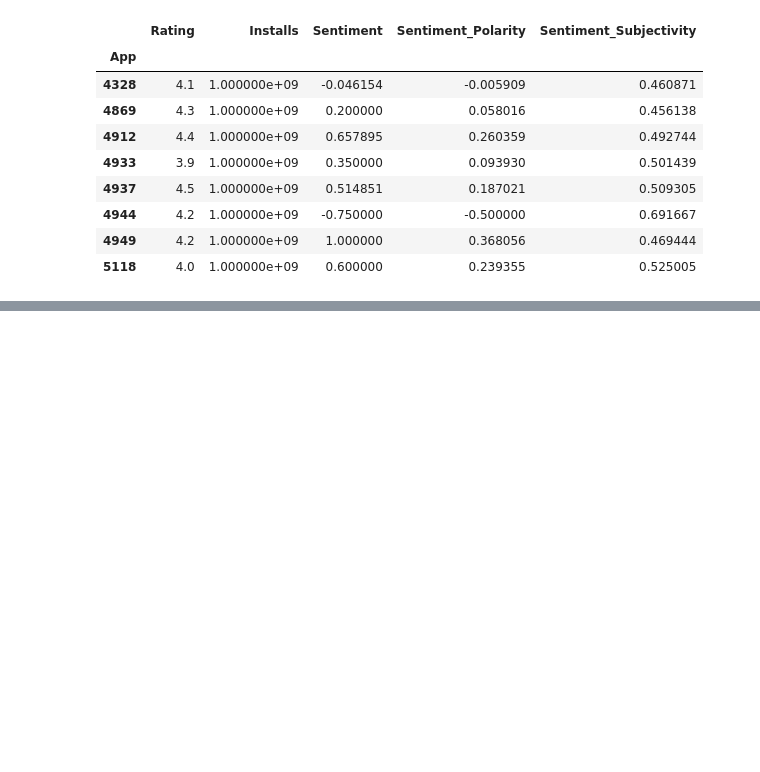
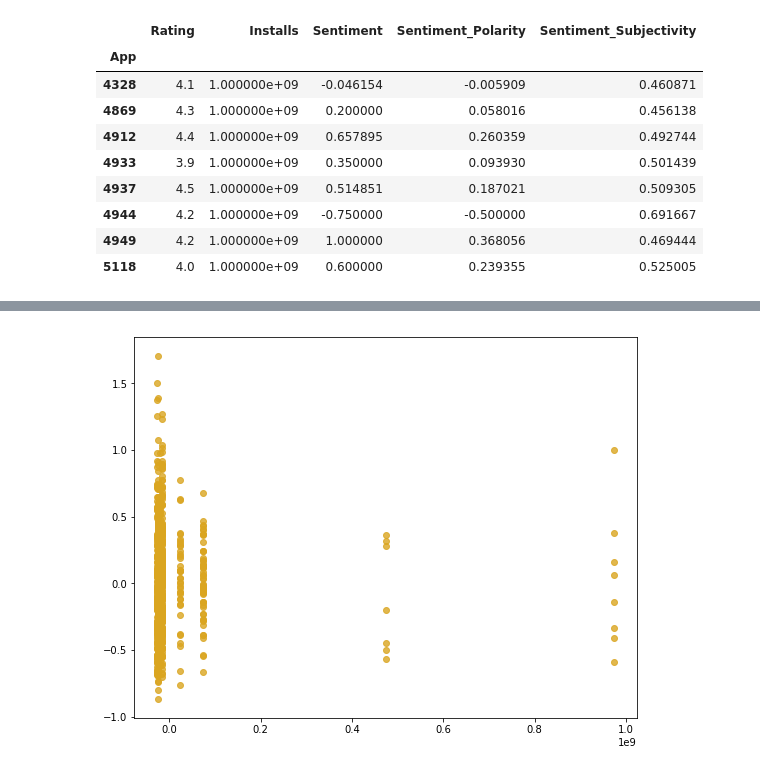
Before and after one commit to nareshkumar66675/Appomania, a Jupyter notebook: notebooks/Clustering/AppClusterByPopularity.ipynb, the cells around one changed output, grey strips where cells are left out. Saved outputs shown, nothing was run; the diff lists cells and outputs as text; code cells hidden in the pictures; blank space fills up the shorter version.

```diff
--- a/notebooks/Clustering/AppClusterByPopularity.ipynb
+++ b/notebooks/Clustering/AppClusterByPopularity.ipynb
@@ -291,0 +195,11 @@ andWRevDF[andWRevDF.App.isin(le.inverse_transform((andSentGrpdDF.iloc[list(np.wh
+# %%
+temp = andSentGrpdDF.drop(columns=['Installs'])
+from sklearn.decomposition import PCA # Principal Component Analysis module
+pca = PCA(n_components=4)
+x_9d = pca.fit_transform(temp)
+# %%
+plt.figure(figsize = (9,7))
+plt.scatter(x_9d[:,0],x_9d[:,1], c='goldenrod',alpha=0.8)
+plt.show()
+# %% [output]
+[figure, added]
```
Also changed, not shown: parts of 15 cells of this notebook, 9 other files.
